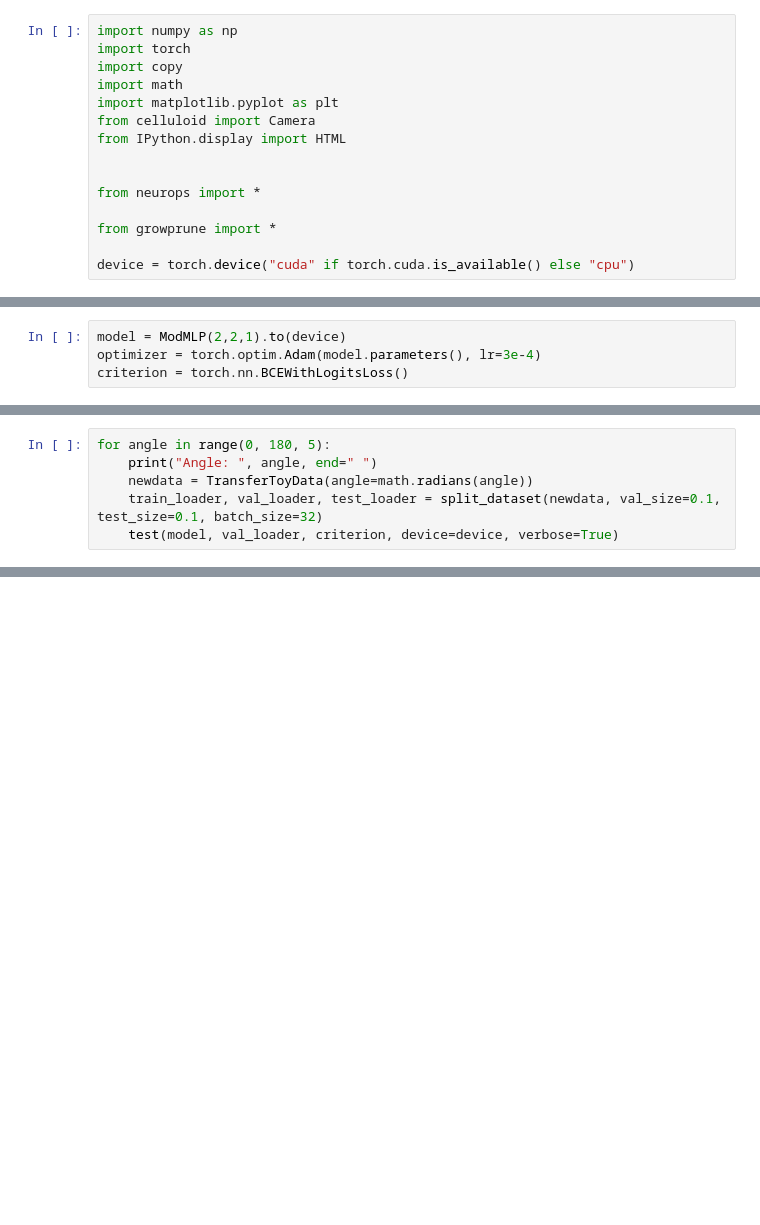
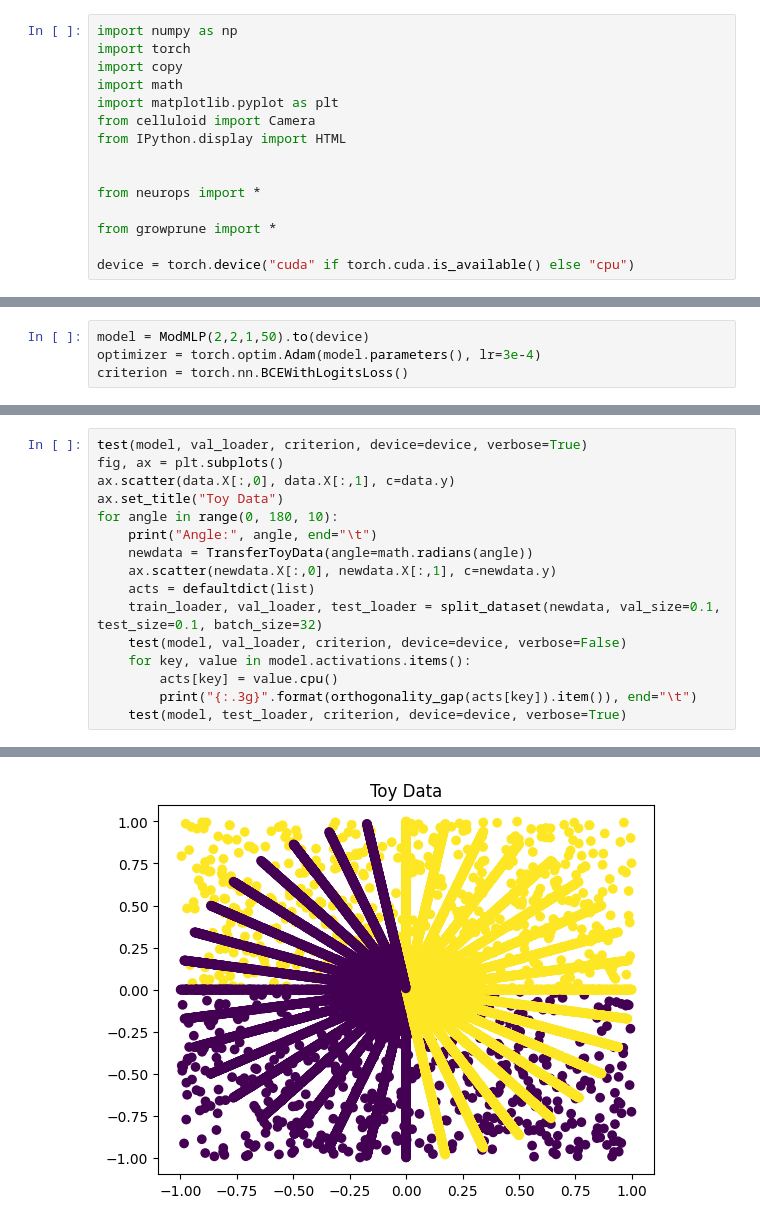
Before and after one commit to k8lion/GrowAndPrune, a Jupyter notebook: src/TLsandbox.ipynb, the cells around one changed output, grey strips where cells are left out. Saved outputs shown, nothing was run; the diff lists cells and outputs as text; blank space fills up the shorter version.

```diff
--- a/src/TLsandbox.ipynb
+++ b/src/TLsandbox.ipynb
@@ -74,5 +64,5 @@ train_loader, val_loader, test_loader = split_dataset(data, val_size=0.1, test_s
 # %%
-model = ModMLP(2,2,1).to(device)
+model = ModMLP(2,2,1,50).to(device)
 optimizer = torch.optim.Adam(model.parameters(), lr=3e-4)
 criterion = torch.nn.BCEWithLogitsLoss()
 # %%
@@ -85,7 +83,17 @@ KeyboardInterrupt:
 # %%
-for angle in range(0, 180, 5):
-    print("Angle: ", angle, end=" ")
+test(model, val_loader, criterion, device=device, verbose=True)
+fig, ax = plt.subplots()
+ax.scatter(data.X[:,0], data.X[:,1], c=data.y)
+ax.set_title("Toy Data")
+for angle in range(0, 180, 10):
+    print("Angle:", angle, end="\t")
     newdata = TransferToyData(angle=math.radians(angle))
+    ax.scatter(newdata.X[:,0], newdata.X[:,1], c=newdata.y)
+    acts = defaultdict(list)
     train_loader, val_loader, test_loader = split_dataset(newdata, val_size=0.1, test_size=0.1, batch_size=32)
-    test(model, val_loader, criterion, device=device, verbose=True)
+    test(model, val_loader, criterion, device=device, verbose=False)
+    for key, value in model.activations.items():
+        acts[key] = value.cpu()
+        print("{:.3g}".format(orthogonality_gap(acts[key]).item()), end="\t")
+    test(model, test_loader, criterion, device=device, verbose=True)
 # %% [output]
@@ -108,0 +119 @@ Angle:  175 Average loss: 0.1932, Accuracy: 0/100 (0.00%)
+[figure, added]
```
Also changed, not shown: parts of 5 cells of this notebook, 1 other file.
